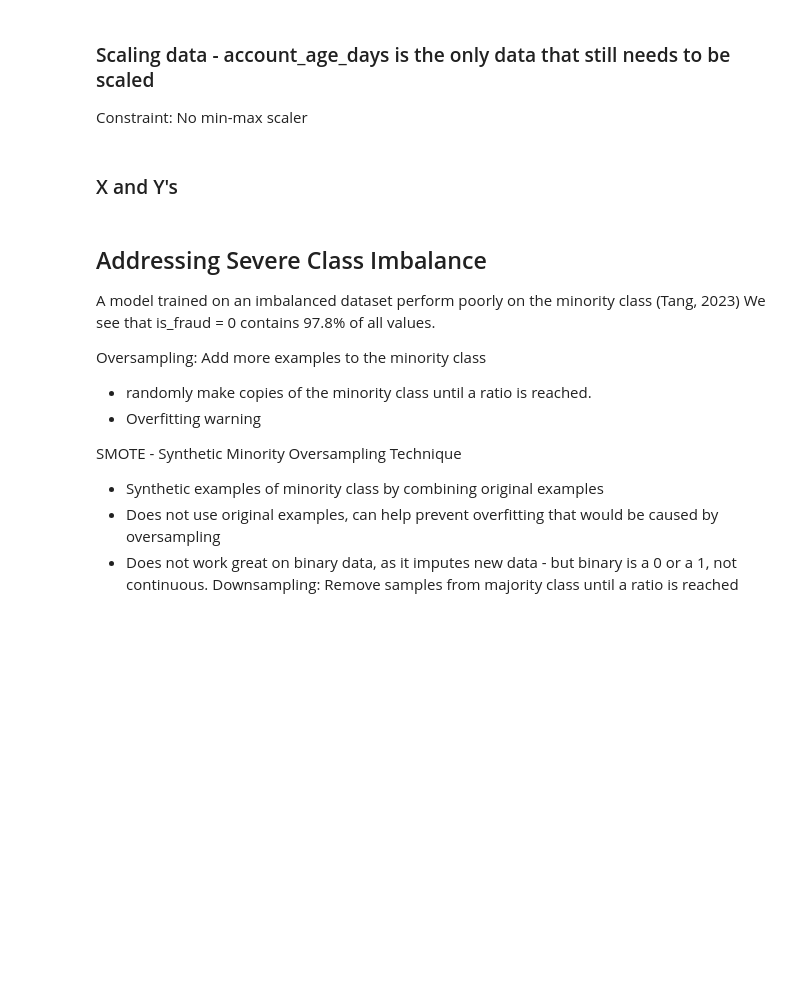
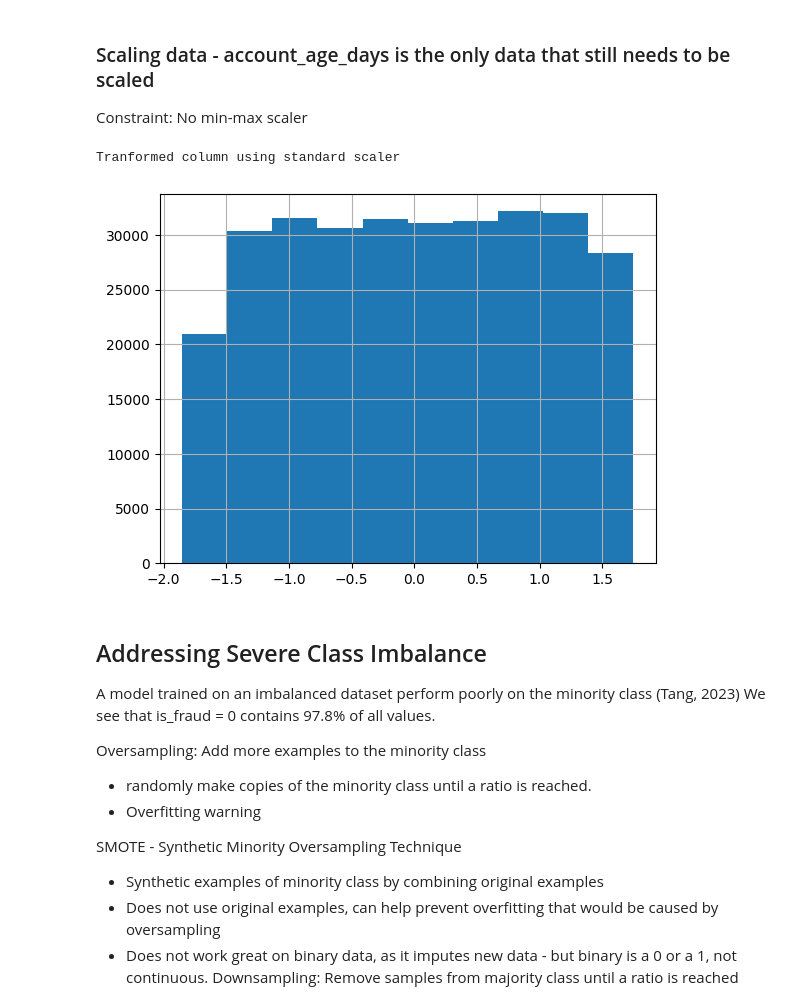
Before and after one commit to cw10877787/SJU_ML_TEAM4, a Jupyter notebook: final_project.ipynb, the cells around one changed output. Cells and saved outputs as stored; diff of their text form; code cells hidden in the pictures; blank space fills up the shorter version.

Commit message:
finished preprocessing data steps: load, describe, transform, bivariate analysis, VIF, encoding, scaling, severe class imbalance

```diff
--- a/final_project.ipynb
+++ b/final_project.ipynb
@@ -244,6 +168,3 @@ df.data = df.data.drop(columns=['avg_amount_user','amount','shipping_distance_km
-# %%
-# Drop ID columns as they do not provide any useful information
-df.data = df.data.drop(columns=['user_id','transaction_id', 'transaction_time'])
 # %%
 # List df columns post variable transforms:
 df.data.columns
@@ -292,2 +209,2 @@ total_transactions_user has correlation of just -0.171 with is_fraud: weak,drop
 # %%
-df.drop(columns=['avg_amount_user_scaled', 'amount_scaled','total_transactions_user'], inplace=True)
+df.data.drop(columns=['avg_amount_user_log', 'amount_log','total_transactions_user'], inplace=True)
@@ -337,5 +223,5 @@ Removing multicollinearity
 
 the interaction variables have extreme VIF. Remove.
 # %%
-df.drop(columns=['cvv_avs_interaction', 'cvv_3ds_interaction','avs_3ds_interaction'], inplace=True)
+df.data.drop(columns=['cvv_avs_interaction', 'cvv_3ds_interaction','avs_3ds_interaction'], inplace=True)
 # %%
@@ -343,2 +232,5 @@ df.columns
+# %%
+# drop cvv_result as it's VIF > 10
+df.data.drop(columns=['cvv_result'], inplace=True)
 # %%
 # Final Numerical Features
@@ -379,2 +251,0 @@ X.head()
-# %% [markdown]
-### X and Y's
@@ -386,0 +252,5 @@ df['is_fraud'].value_counts()
+# %%
+df.standardizeColumn("account_age_days")
+# %% [output]
+Tranformed column using standard scaler
+[figure, added]
```
Also changed, not shown: parts of 48 cells of this notebook, 1 other file.
